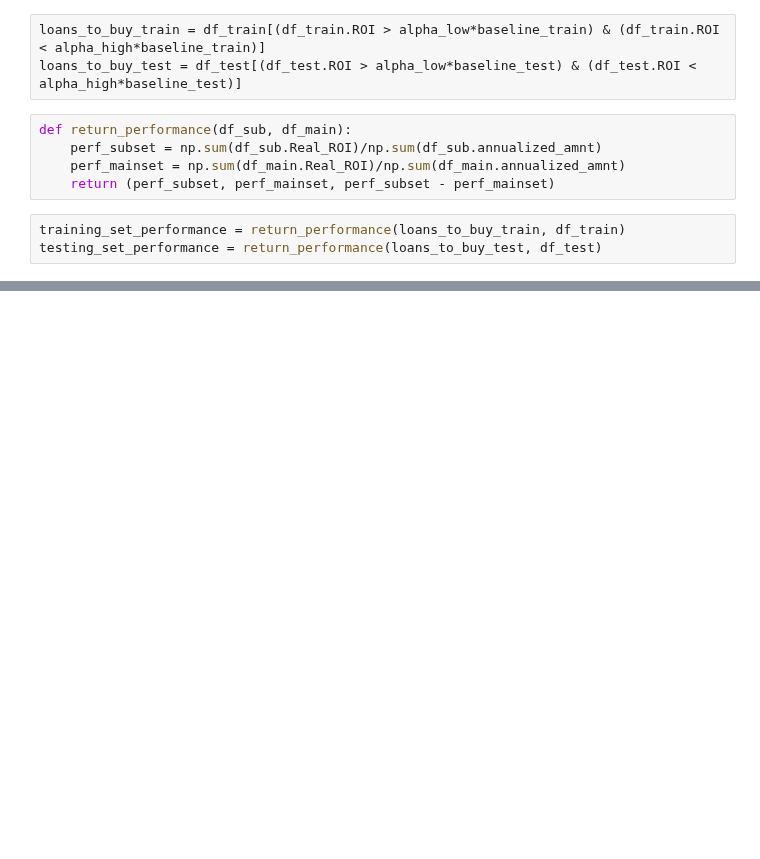
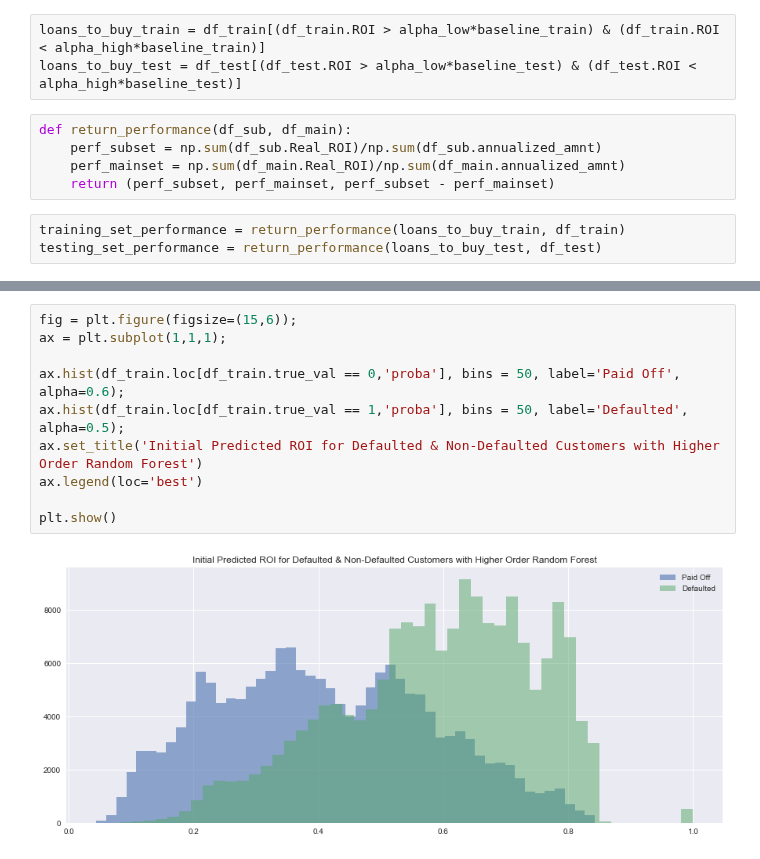
Before and after one commit to bhavenp/209A-FinalProject, a Jupyter notebook: hugo/Model_Testing.ipynb, the cells around one changed output, grey strips where cells are left out. Drawn from its saved outputs; the diff is of its cells as text; blank space fills up the shorter version.

```diff
--- a/hugo/Model_Testing.ipynb
+++ b/hugo/Model_Testing.ipynb
@@ -111,0 +123,12 @@ plt.show()
+# %%
+fig = plt.figure(figsize=(15,6));
+ax = plt.subplot(1,1,1);
+
+ax.hist(df_train.loc[df_train.true_val == 0,'proba'], bins = 50, label='Paid Off', alpha=0.6);
+ax.hist(df_train.loc[df_train.true_val == 1,'proba'], bins = 50, label='Defaulted', alpha=0.5);
+ax.set_title('Initial Predicted ROI for Defaulted & Non-Defaulted Customers with Higher Order Random Forest')
+ax.legend(loc='best')
+
+plt.show()
+# %% [output]
+[figure, added]
```
Also changed, not shown: parts of 6 cells of this notebook, 3 other files.
